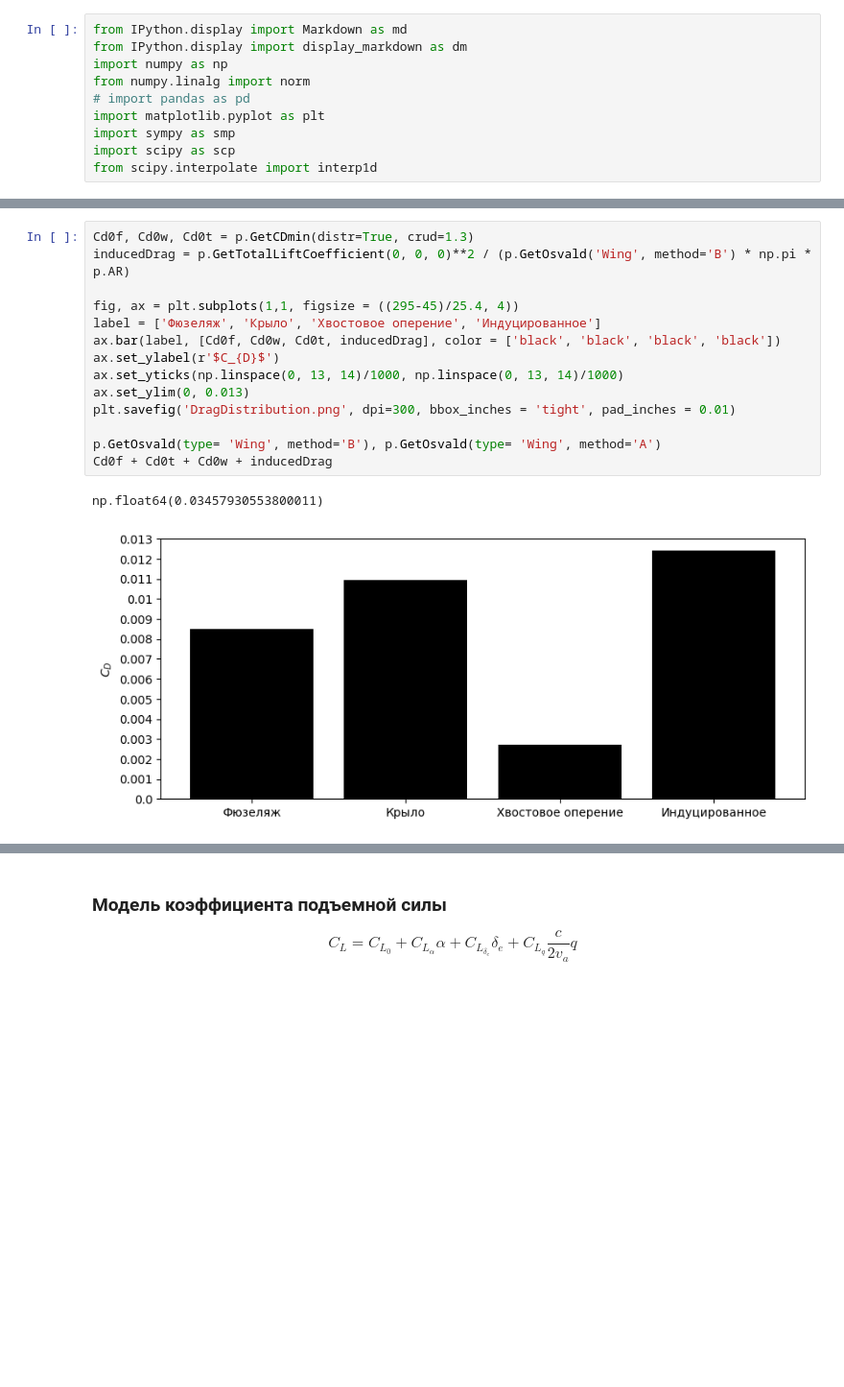
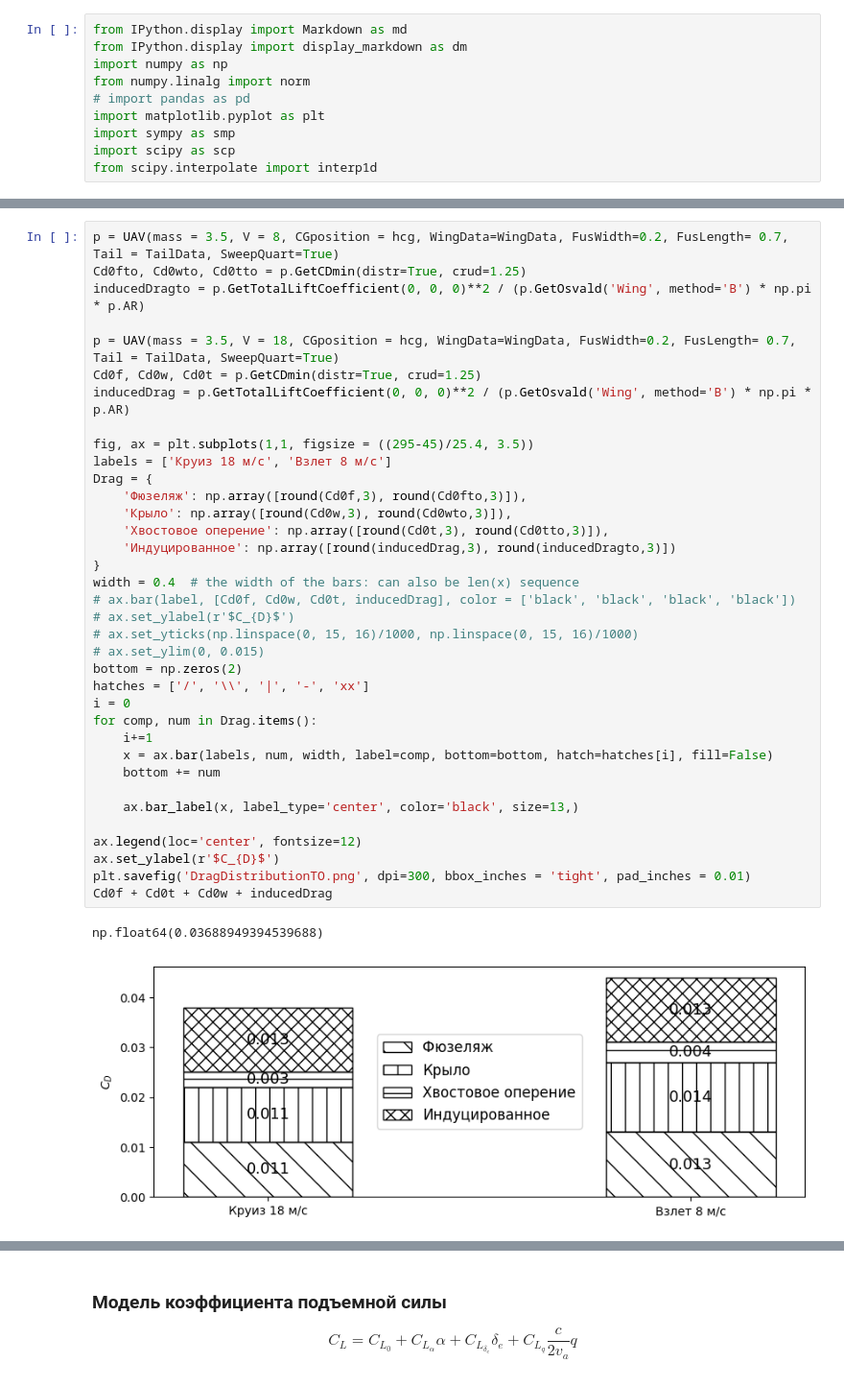
Before and after one commit to Suturin-Daniil/KB-102_SKAT_2025, a Jupyter notebook: Аэродинамика/ОбликЛА1_Расчёты.ipynb, the cells around one changed output, grey strips where cells are left out. Shown: that part at 96% size. Drawn from its saved outputs; the diff is of its cells as text; blank space fills up the shorter version.

```diff
--- a/Аэродинамика/ОбликЛА1_Расчёты.ipynb
+++ b/Аэродинамика/ОбликЛА1_Расчёты.ipynb
@@ -775,18 +782,40 @@ p.b, p.cr, p.ct, p.c, p.btail, p.crtail, p.GetCDmin(), p.GetCL0('Wing'), p.GetCL
 [figure]
 # %%
-Cd0f, Cd0w, Cd0t = p.GetCDmin(distr=True, crud=1.3)
+p = UAV(mass = 3.5, V = 8, CGposition = hcg, WingData=WingData, FusWidth=0.2, FusLength= 0.7, Tail = TailData, SweepQuart=True)
+Cd0fto, Cd0wto, Cd0tto = p.GetCDmin(distr=True, crud=1.25)
+inducedDragto = p.GetTotalLiftCoefficient(0, 0, 0)**2 / (p.GetOsvald('Wing', method='B') * np.pi * p.AR)
+
+p = UAV(mass = 3.5, V = 18, CGposition = hcg, WingData=WingData, FusWidth=0.2, FusLength= 0.7, Tail = TailData, SweepQuart=True)
+Cd0f, Cd0w, Cd0t = p.GetCDmin(distr=True, crud=1.25)
 inducedDrag = p.GetTotalLiftCoefficient(0, 0, 0)**2 / (p.GetOsvald('Wing', method='B') * np.pi * p.AR)
 
-fig, ax = plt.subplots(1,1, figsize = ((295-45)/25.4, 4))
-label = ['Фюзеляж', 'Крыло', 'Хвостовое оперение', 'Индуцированное']
-ax.bar(label, [Cd0f, Cd0w, Cd0t, inducedDrag], color = ['black', 'black', 'black', 'black'])
+fig, ax = plt.subplots(1,1, figsize = ((295-45)/25.4, 3.5))
+labels = ['Круиз 18 м/с', 'Взлет 8 м/c']
+Drag = {
+    'Фюзеляж': np.array([round(Cd0f,3), round(Cd0fto,3)]),
+    'Крыло': np.array([round(Cd0w,3), round(Cd0wto,3)]),
+    'Хвостовое оперение': np.array([round(Cd0t,3), round(Cd0tto,3)]),
+    'Индуцированное': np.array([round(inducedDrag,3), round(inducedDragto,3)])
+}
+width = 0.4  # the width of the bars: can also be len(x) sequence
+# ax.bar(label, [Cd0f, Cd0w, Cd0t, inducedDrag], color = ['black', 'black', 'black', 'black'])
+# ax.set_ylabel(r'$C_{D}$')
+# ax.set_yticks(np.linspace(0, 15, 16)/1000, np.linspace(0, 15, 16)/1000)
+# ax.set_ylim(0, 0.015)
+bottom = np.zeros(2)
+hatches = ['/', '\\', '|', '-', 'xx']
+i = 0
+for comp, num in Drag.items():
+    i+=1
+    x = ax.bar(labels, num, width, label=comp, bottom=bottom, hatch=hatches[i], fill=False)
+    bottom += num
+
+    ax.bar_label(x, label_type='center', color='black', size=13,)
+
+ax.legend(loc='center', fontsize=12)
 ax.set_ylabel(r'$C_{D}$')
-ax.set_yticks(np.linspace(0, 13, 14)/1000, np.linspace(0, 13, 14)/1000)
-ax.set_ylim(0, 0.013)
-plt.savefig('DragDistribution.png', dpi=300, bbox_inches = 'tight', pad_inches = 0.01)
-
-p.GetOsvald(type= 'Wing', method='B'), p.GetOsvald(type= 'Wing', method='A')
+plt.savefig('DragDistributionTO.png', dpi=300, bbox_inches = 'tight', pad_inches = 0.01)
 Cd0f + Cd0t + Cd0w + inducedDrag
 # %% [output]
-np.float64(0.03457930553800011)
+np.float64(0.03688949394539688)
-[figure, old version]
+[figure, new version]
```
Also changed, not shown: parts of 4 cells of this notebook, 5 other files.
